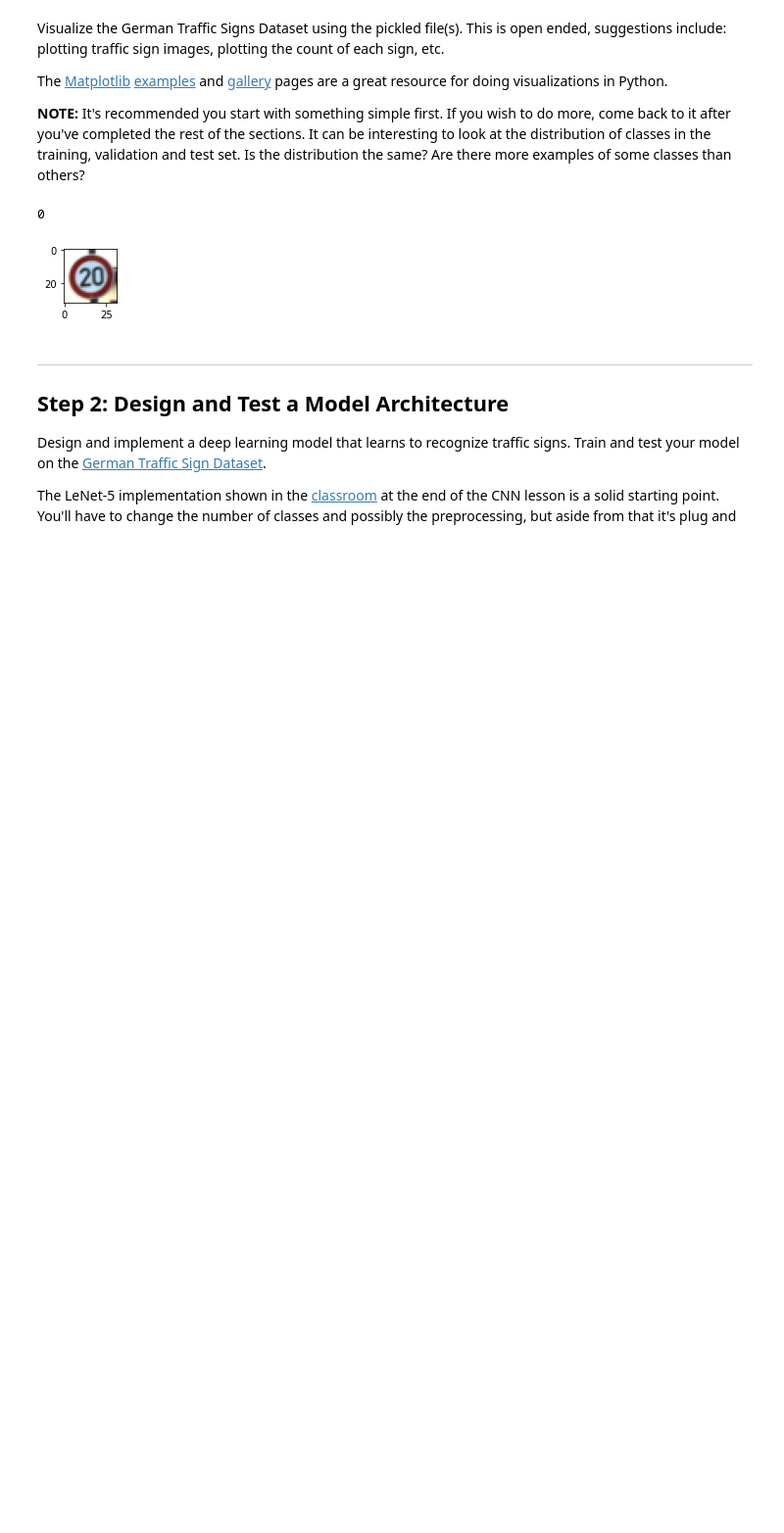
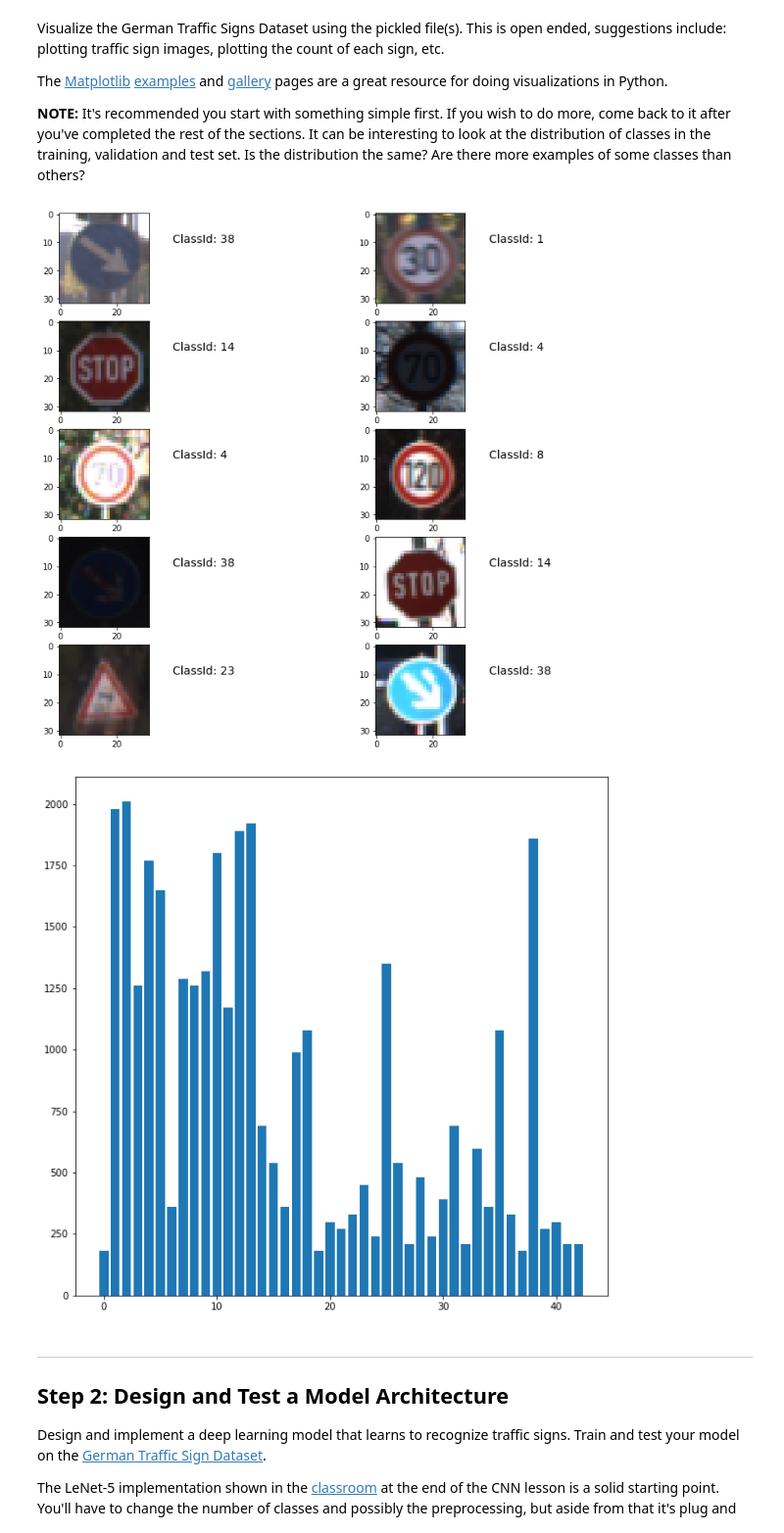
Before and after one commit to BofeiCHEN/CarND-Traffic-Sign-Classifier-Project, a Jupyter notebook: Traffic_Sign_Classifier.ipynb, the cells around one changed output. Shown: that part at 98% size. Cells and saved outputs as stored; diff of their text form; code cells hidden in the pictures; blank space fills up the shorter version.

Commit message:
plot two fig: example of sign pic, summary of sign count

```diff
--- a/Traffic_Sign_Classifier.ipynb
+++ b/Traffic_Sign_Classifier.ipynb
@@ -25,9 +25,9 @@ import pickle
 
 # TODO: Fill this in based on where you saved the training and testing data
 
-training_file = "../traffic-signs-data/train.p"
-validation_file= "../traffic-signs-data/valid.p"
-testing_file = "../traffic-signs-data/test.p"
+training_file = "../data/train.p"
+validation_file= "../data/valid.p"
+testing_file = "../data/test.p"
 
 with open(training_file, mode='rb') as f:
     train = pickle.load(f)
@@ -93,20 +95,36 @@ The [Matplotlib](http://matplotlib.org/) [examples](http://matplotlib.org/exampl
 # %%
 ### Data exploration visualization code goes here.
 ### Feel free to use as many code cells as needed.
 import random
 import matplotlib.pyplot as plt
 # Visualizations will be shown in the notebook.
 %matplotlib inline
 
 index = random.randint(0, n_train)
 image = X_train[index].squeeze()
 
-plt.figure(figsize=(1,1))
-plt.imshow(image, cmap="gray")
-print(y_train[index])
+fig_sign = plt.figure(figsize=(10, 10))
+fig_sign.tight_layout()
+for i in range(10):
+    plt.subplot(5, 2, 1+i)
+    index = random.randint(0, n_train)
+    plt.imshow(X_train[index].squeeze())
+    plt.text(40, 10, 'ClassId: {}'.format(y_train[index]), fontsize=14)
+plt.subplots_adjust(left=0., right=1, top=0.9, bottom=0.)
+fig_sign.savefig('./fig_writeup/train_example.png')
+
+sign_count = np.zeros(n_classes)
+label_array = np.arange(n_classes)
+
+for sign_label in y_train:
+    sign_count[sign_label] += 1
+
+fig_count = plt.figure(figsize=(10, 10))
+plt.bar(label_array, sign_count)
+fig_count.savefig('./fig_writeup/sign_count.png')
 # %% [output]
-0
-[figure, old version]
+[figure, new version]
+[figure, added]
 # %% [markdown]
 ----
 
```
Also changed, not shown: parts of 1 cell of this notebook, 3 other files.
